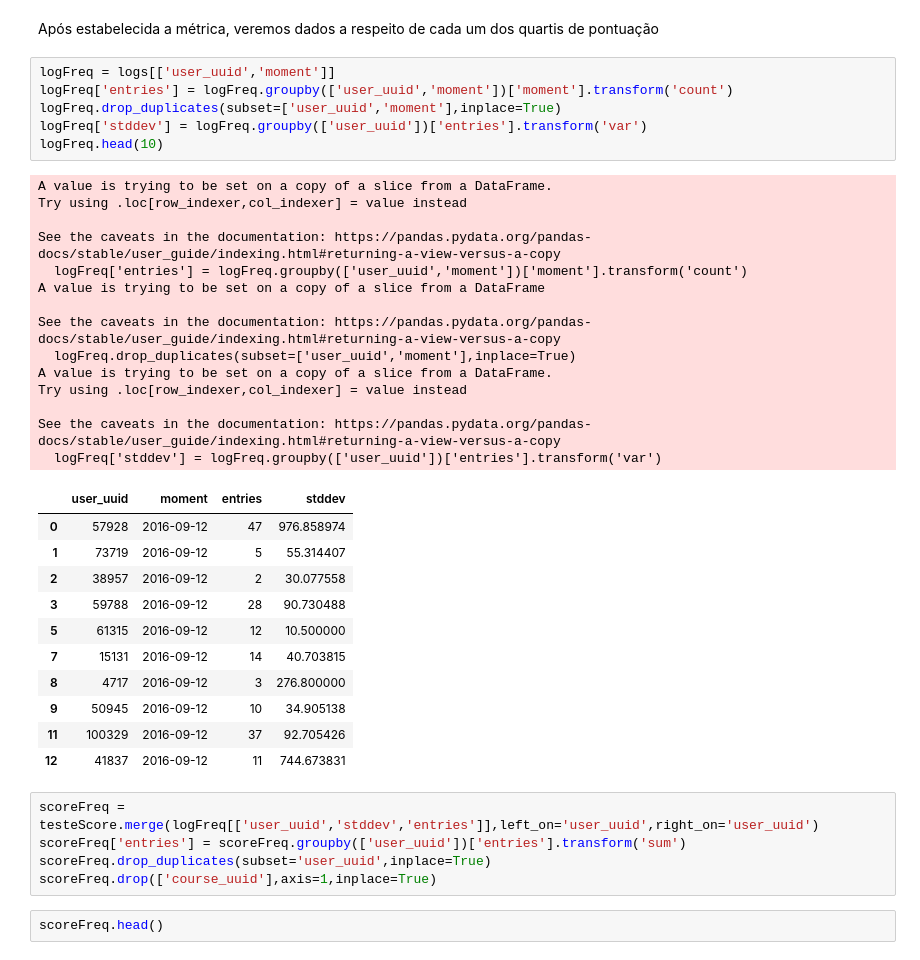
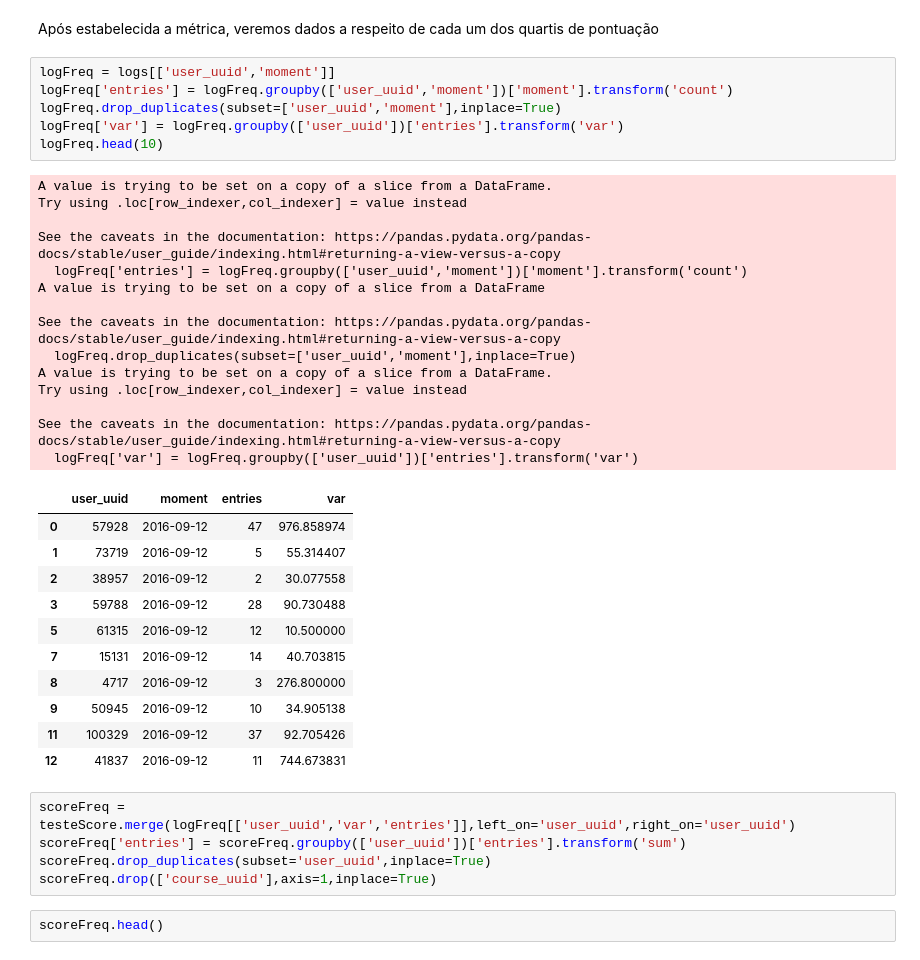
Before and after one commit to jo-nsc/distance-education-2020, a Jupyter notebook: analise_perfil_alunos.ipynb, the cells around one changed output. Saved outputs shown, nothing was run; the diff lists cells and outputs as text.

```diff
--- a/analise_perfil_alunos.ipynb
+++ b/analise_perfil_alunos.ipynb
@@ -361,25 +359,25 @@ Após estabelecida a métrica, veremos dados a respeito de cada um dos quartis d
 # %%
 logFreq = logs[['user_uuid','moment']]
 logFreq['entries'] = logFreq.groupby(['user_uuid','moment'])['moment'].transform('count')
 logFreq.drop_duplicates(subset=['user_uuid','moment'],inplace=True)
-logFreq['stddev'] = logFreq.groupby(['user_uuid'])['entries'].transform('var')
+logFreq['var'] = logFreq.groupby(['user_uuid'])['entries'].transform('var')
 logFreq.head(10)
 # %% [output]
 A value is trying to be set on a copy of a slice from a DataFrame.
 Try using .loc[row_indexer,col_indexer] = value instead
 
 See the caveats in the documentation: https://pandas.pydata.org/pandas-docs/stable/user_guide/indexing.html#returning-a-view-versus-a-copy
   logFreq['entries'] = logFreq.groupby(['user_uuid','moment'])['moment'].transform('count')
 A value is trying to be set on a copy of a slice from a DataFrame
 
 See the caveats in the documentation: https://pandas.pydata.org/pandas-docs/stable/user_guide/indexing.html#returning-a-view-versus-a-copy
   logFreq.drop_duplicates(subset=['user_uuid','moment'],inplace=True)
 A value is trying to be set on a copy of a slice from a DataFrame.
 Try using .loc[row_indexer,col_indexer] = value instead
 
 See the caveats in the documentation: https://pandas.pydata.org/pandas-docs/stable/user_guide/indexing.html#returning-a-view-versus-a-copy
-  logFreq['stddev'] = logFreq.groupby(['user_uuid'])['entries'].transform('var')
+  logFreq['var'] = logFreq.groupby(['user_uuid'])['entries'].transform('var')
-|  | user_uuid | moment | entries | stddev |
+|  | user_uuid | moment | entries | var |
 | 0 | 57928 | 2016-09-12 | 47 | 976.858974 |
 | 1 | 73719 | 2016-09-12 | 5 | 55.314407 |
 | 2 | 38957 | 2016-09-12 | 2 | 30.077558 |
@@ -391,7 +389,7 @@ See the caveats in the documentation: https://pandas.pydata.org/pandas-docs/stab
 | 11 | 100329 | 2016-09-12 | 37 | 92.705426 |
 | 12 | 41837 | 2016-09-12 | 11 | 744.673831 |
 # %%
-scoreFreq = testeScore.merge(logFreq[['user_uuid','stddev','entries']],left_on='user_uuid',right_on='user_uuid')
+scoreFreq = testeScore.merge(logFreq[['user_uuid','var','entries']],left_on='user_uuid',right_on='user_uuid')
 scoreFreq['entries'] = scoreFreq.groupby(['user_uuid'])['entries'].transform('sum')
 scoreFreq.drop_duplicates(subset='user_uuid',inplace=True)
 scoreFreq.drop(['course_uuid'],axis=1,inplace=True)
```
Also changed, not shown: parts of 21 cells of this notebook.
